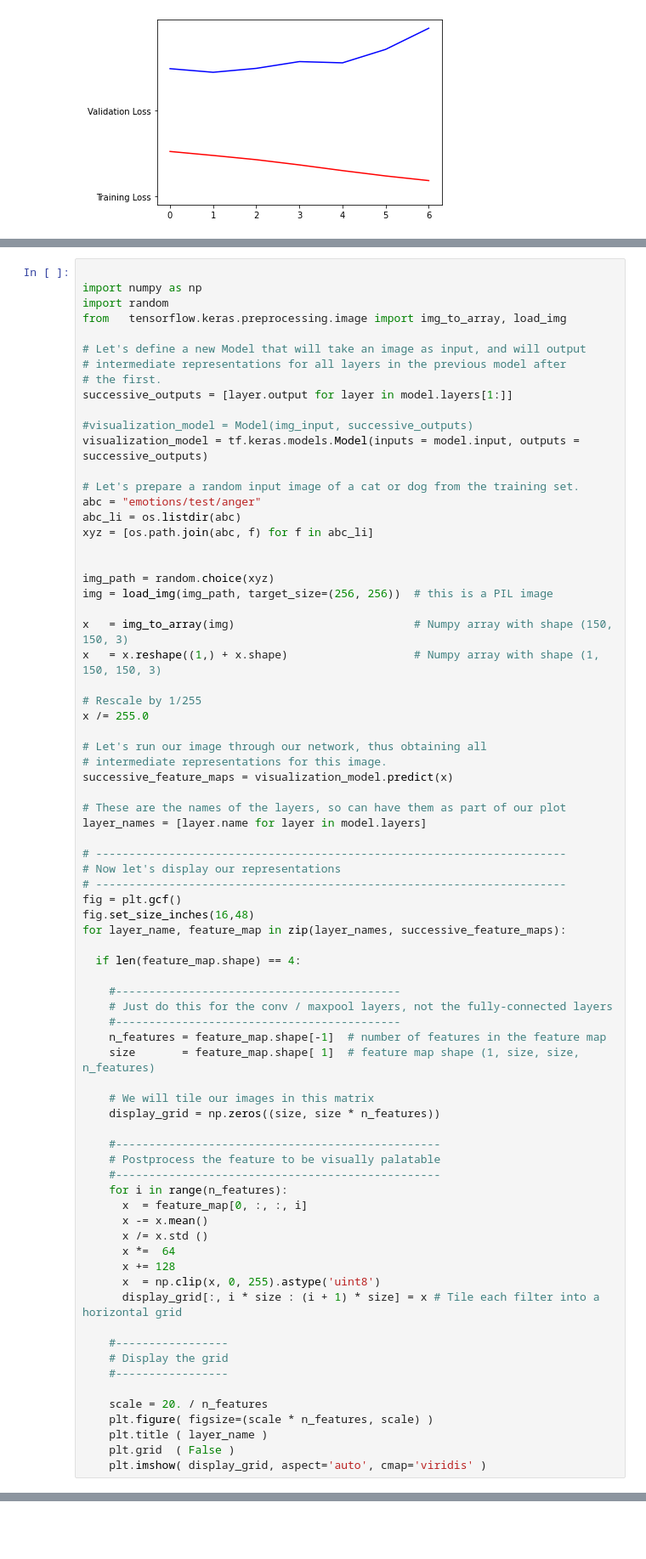
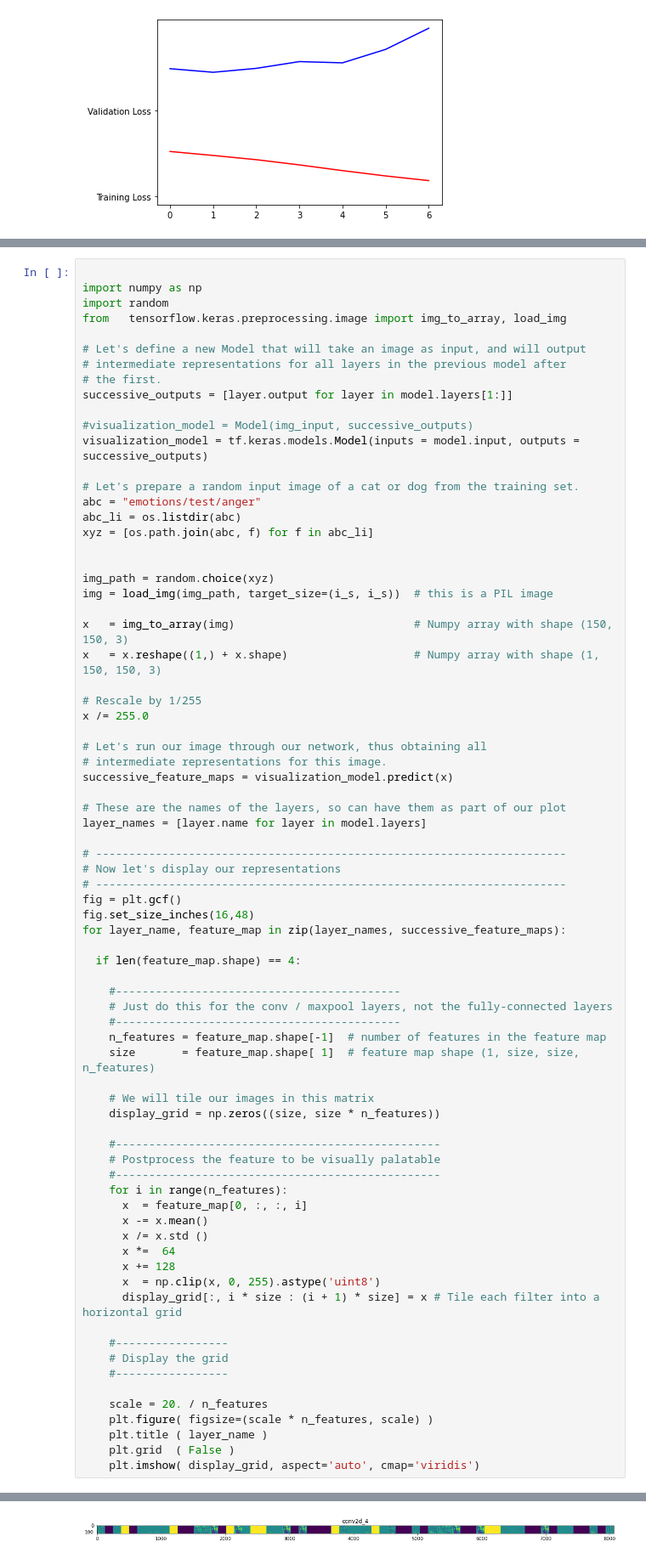
Before and after one commit to e-remington-lee/record_video, a Jupyter notebook: train_model.ipynb, the cells around one changed output, grey strips where cells are left out. Shown at 85% size. Drawn from its saved outputs; the diff is of its cells as text; blank space fills up the shorter version.

```diff
--- a/train_model.ipynb
+++ b/train_model.ipynb
@@ -299,7 +297,7 @@ xyz = [os.path.join(abc, f) for f in abc_li]
 
 
 img_path = random.choice(xyz)
-img = load_img(img_path, target_size=(256, 256))  # this is a PIL image
+img = load_img(img_path, target_size=(i_s, i_s))  # this is a PIL image
 
 x   = img_to_array(img)                           # Numpy array with shape (150, 150, 3)
 x   = x.reshape((1,) + x.shape)                   # Numpy array with shape (1, 150, 150, 3)
@@ -352,4 +350,5 @@ for layer_name, feature_map in zip(layer_names, successive_feature_maps):
     plt.figure( figsize=(scale * n_features, scale) )
     plt.title ( layer_name )
     plt.grid  ( False )
-    plt.imshow( display_grid, aspect='auto', cmap='viridis' )
+    plt.imshow( display_grid, aspect='auto', cmap='viridis')
+# %% [output]
@@ -355,0 +356 @@ for layer_name, feature_map in zip(layer_names, successive_feature_maps):
+[figure, added]
```
Also changed, not shown: parts of 9 cells of this notebook.
